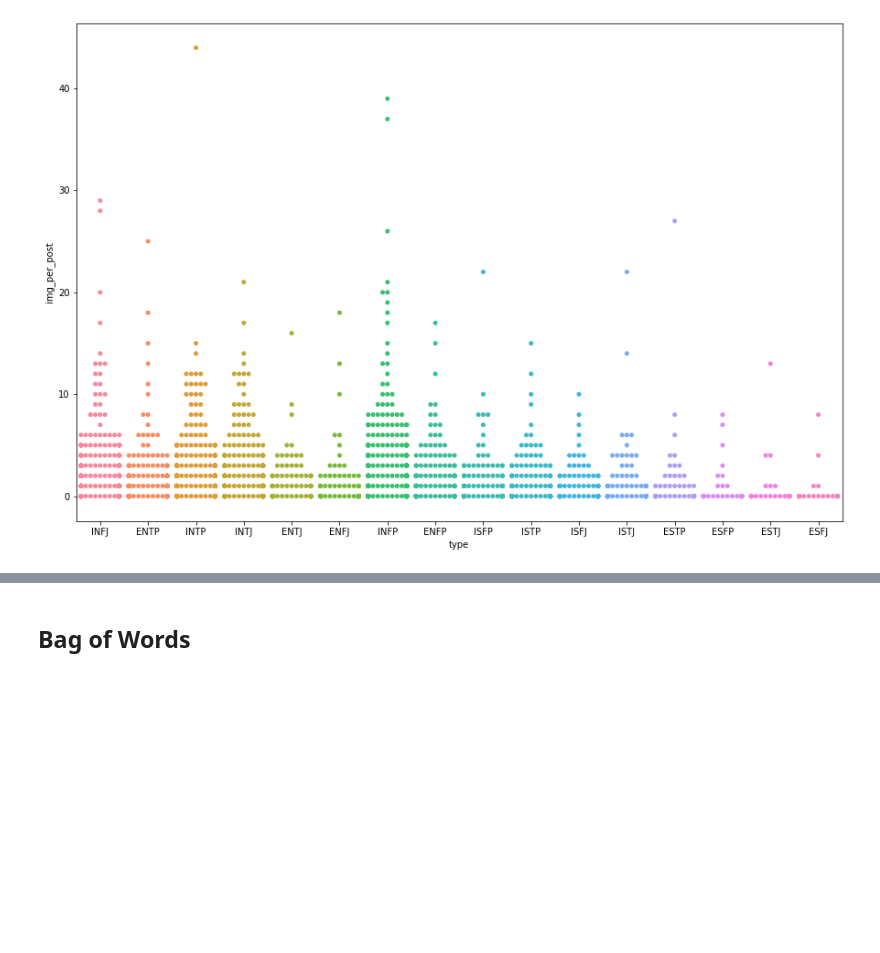
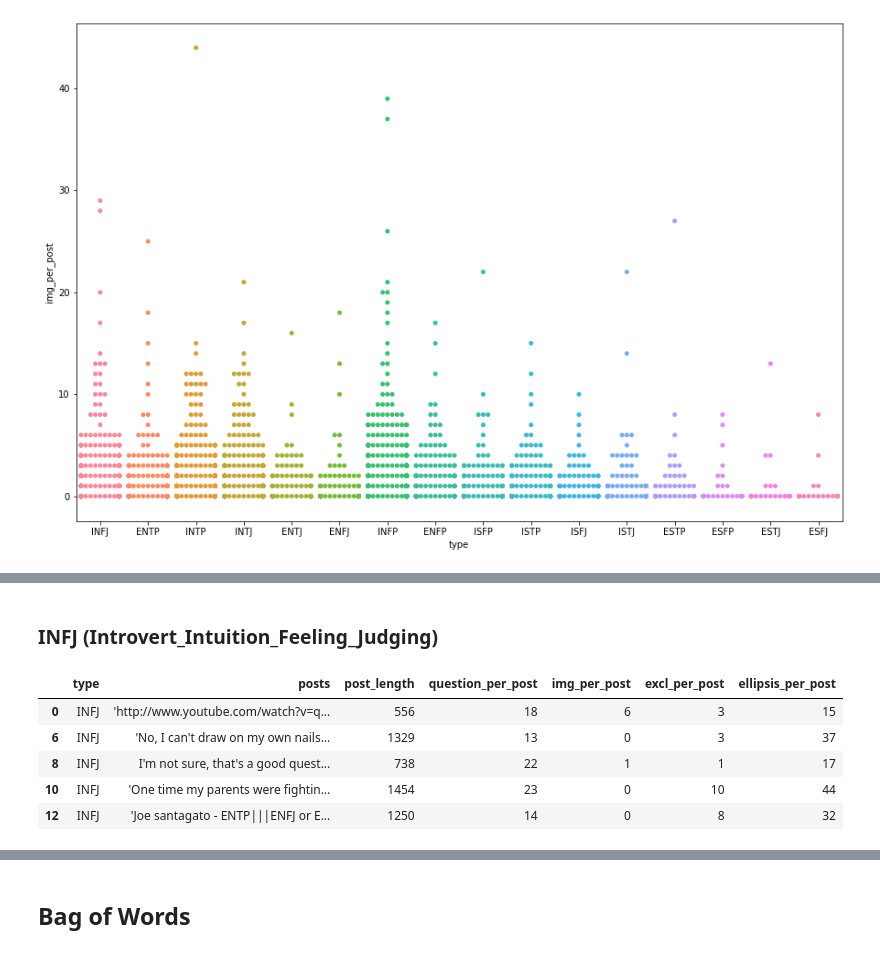
Before and after one commit to vnguye12/vy_capstone2_Personality_Prediction, a Jupyter notebook: Capstone2_Personality_Prediction.ipynb, the cells around one changed output, grey strips where cells are left out. Drawn from its saved outputs; the diff is of its cells as text; code cells hidden in the pictures; blank space fills up the shorter version.

```diff
--- a/Capstone2_Personality_Prediction.ipynb
+++ b/Capstone2_Personality_Prediction.ipynb
@@ -237,0 +356,12 @@ sns.swarmplot("type", "img_per_post", data=df)
+# %% [markdown]
+### INFJ (Introvert_Intuition_Feeling_Judging)
+# %%
+df_infj = df.loc[df['type']=='INFJ']
+df_infj.head()
+# %% [output]
+|  | type | posts | post_length | question_per_post | img_per_post | excl_per_post | ellipsis_per_post |
+| 0 | INFJ | 'http://www.youtube.com/watch?v=q... | 556 | 18 | 6 | 3 | 15 |
+| 6 | INFJ | 'No, I can't draw on my own nails... | 1329 | 13 | 0 | 3 | 37 |
+| 8 | INFJ | I'm not sure, that's a good quest... | 738 | 22 | 1 | 1 | 17 |
+| 10 | INFJ | 'One time my parents were fightin... | 1454 | 23 | 0 | 10 | 44 |
+| 12 | INFJ | 'Joe santagato - ENTP|||ENFJ or E... | 1250 | 14 | 0 | 8 | 32 |
```
Also changed, not shown: parts of 42 cells of this notebook.
